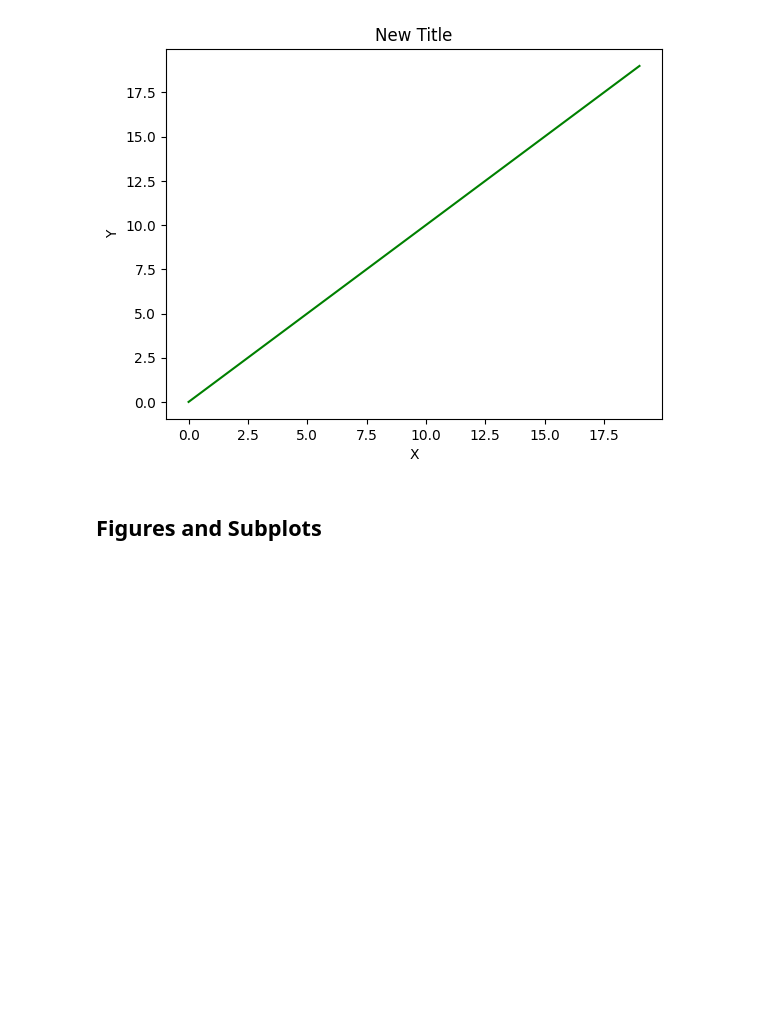
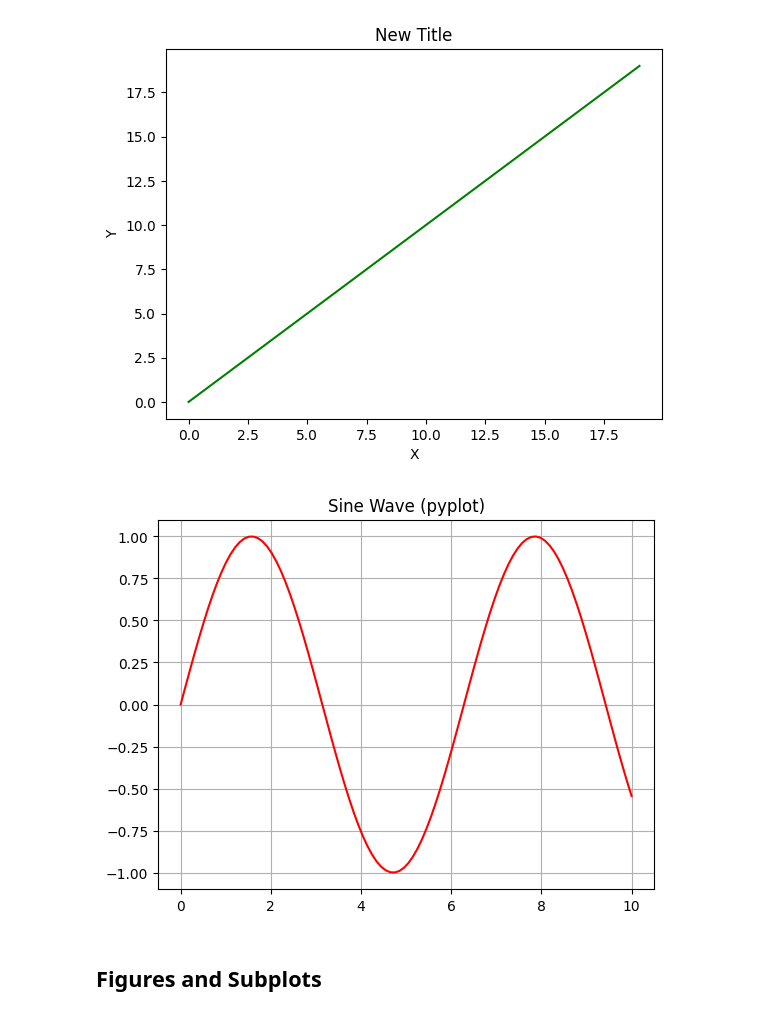
Before and after one commit to profliuhao/CSIT359, a Jupyter notebook: CSIT359_class5_matplotlib_intro.ipynb, the cells around one changed output. Cells and saved outputs as stored; diff of their text form; code cells hidden in the pictures; blank space fills up the shorter version.

```diff
--- a/CSIT359_class5_matplotlib_intro.ipynb
+++ b/CSIT359_class5_matplotlib_intro.ipynb
@@ -140,6 +165,46 @@ plt.title("New Title")
 plt.show()
 # %% [output]
 [figure]
+# %%
+import numpy as np
+import matplotlib as mpl
+import matplotlib.pyplot as plt
+from matplotlib.figure import Figure
+from matplotlib.backends.backend_agg import FigureCanvasAgg
+
+# Data preparation
+x = np.linspace(0, 10, 100)
+y = np.sin(x)
+
+
+# Artist layer: Create Figure and Axes artists
+fig = Figure(figsize=(8, 6))
+ax = fig.add_subplot(111)
+
+# Artist layer: Create and customize visual elements
+line = ax.plot(x, y, 'b-', linewidth=2)[0]
+ax.set_xlim(0, 10)
+ax.set_ylim(-1.2, 1.2)
+ax.set_title('Sine Wave', fontsize=16)
+ax.set_xlabel('X axis')
+ax.set_ylabel('Y axis')
+ax.grid(True, linestyle='--', alpha=0.7)
+
+# Backend layer: Create canvas and render
+canvas = FigureCanvasAgg(fig)
+canvas.draw()
+
+# Save output
+canvas.print_png('sine_wave.png')
+# %%
+# Alternative: Using pyplot (scripting layer) for display
+plt.figure()
+plt.plot(x, y, 'r-')
+plt.title('Sine Wave (pyplot)')
+plt.grid(True)
+plt.show()
+# %% [output]
+[figure, added]
 # %% [markdown]
 ## Figures and Subplots
 # %% [markdown]
```
Also changed, not shown: parts of 17 cells of this notebook.
